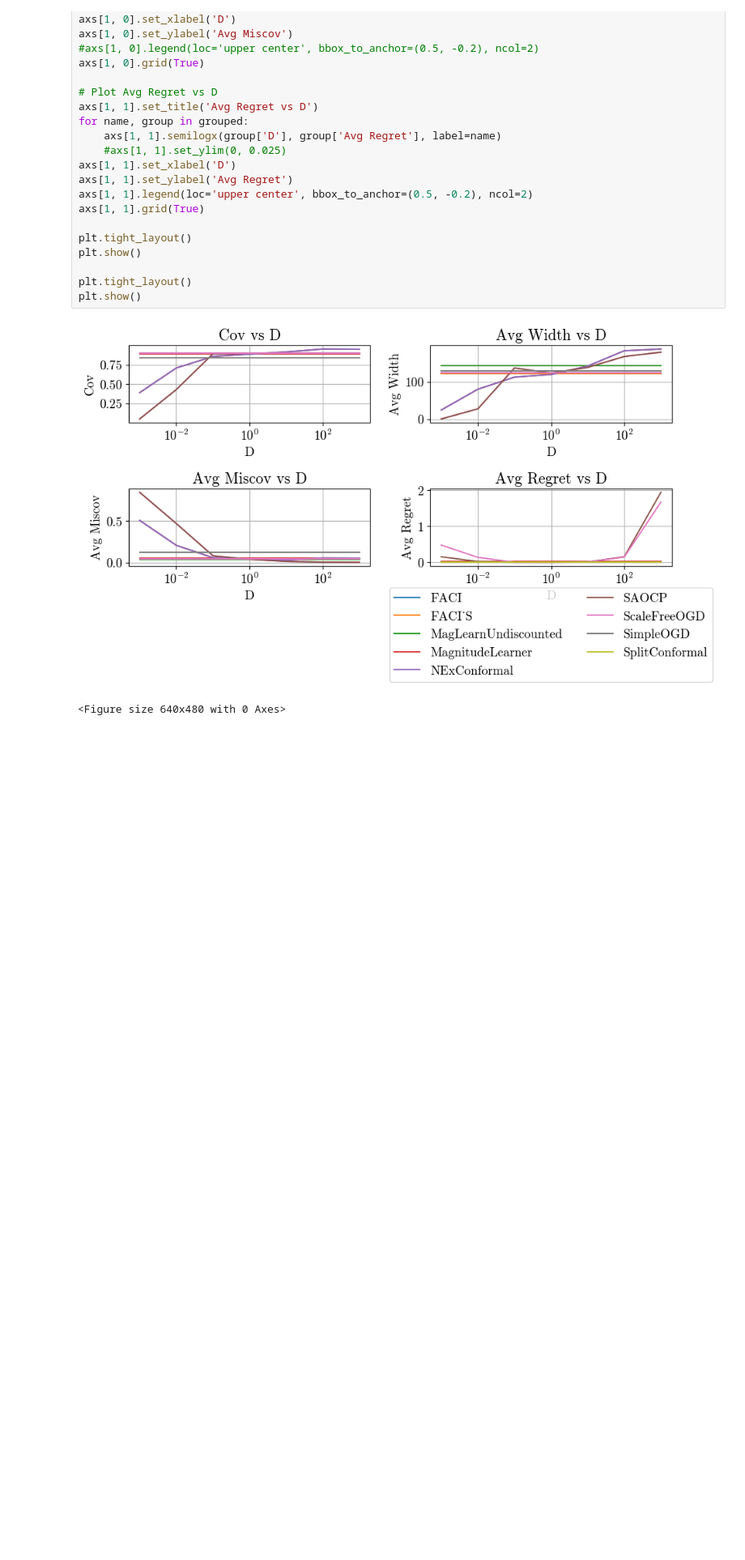
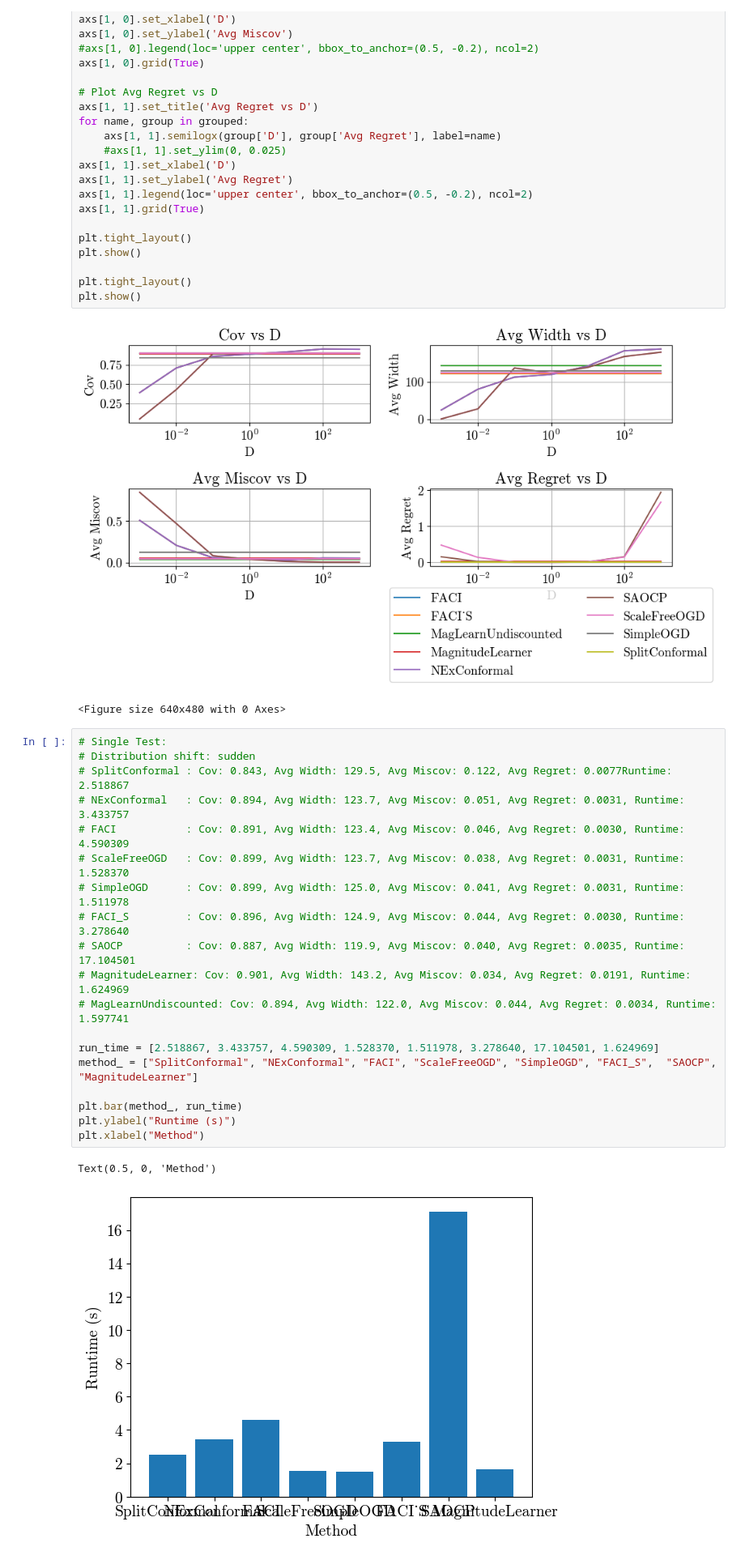
Before and after one commit to ComputationalRobotics/discounted-adaptive, a Jupyter notebook: figures/visualize.ipynb, the cells around one changed output. Shown at 81% size. Saved outputs shown, nothing was run; the diff lists cells and outputs as text; blank space fills up the shorter version.

```diff
--- a/figures/visualize.ipynb
+++ b/figures/visualize.ipynb
@@ -87,3 +87,25 @@ plt.show()
 # %% [output]
 [figure]
 <Figure size 640x480 with 0 Axes>
+# %%
+# Single Test:
+# Distribution shift: sudden
+# SplitConformal : Cov: 0.843, Avg Width: 129.5, Avg Miscov: 0.122, Avg Regret: 0.0077Runtime: 2.518867
+# NExConformal   : Cov: 0.894, Avg Width: 123.7, Avg Miscov: 0.051, Avg Regret: 0.0031, Runtime: 3.433757
+# FACI           : Cov: 0.891, Avg Width: 123.4, Avg Miscov: 0.046, Avg Regret: 0.0030, Runtime: 4.590309
+# ScaleFreeOGD   : Cov: 0.899, Avg Width: 123.7, Avg Miscov: 0.038, Avg Regret: 0.0031, Runtime: 1.528370
+# SimpleOGD      : Cov: 0.899, Avg Width: 125.0, Avg Miscov: 0.041, Avg Regret: 0.0031, Runtime: 1.511978
+# FACI_S         : Cov: 0.896, Avg Width: 124.9, Avg Miscov: 0.044, Avg Regret: 0.0030, Runtime: 3.278640
+# SAOCP          : Cov: 0.887, Avg Width: 119.9, Avg Miscov: 0.040, Avg Regret: 0.0035, Runtime: 17.104501
+# MagnitudeLearner: Cov: 0.901, Avg Width: 143.2, Avg Miscov: 0.034, Avg Regret: 0.0191, Runtime: 1.624969
+# MagLearnUndiscounted: Cov: 0.894, Avg Width: 122.0, Avg Miscov: 0.044, Avg Regret: 0.0034, Runtime: 1.597741
+
+run_time = [2.518867, 3.433757, 4.590309, 1.528370, 1.511978, 3.278640, 17.104501, 1.624969]
+method_ = ["SplitConformal", "NExConformal", "FACI", "ScaleFreeOGD", "SimpleOGD", "FACI_S",  "SAOCP", "MagnitudeLearner"]
+
+plt.bar(method_, run_time)
+plt.ylabel("Runtime (s)")
+plt.xlabel("Method")
+# %% [output]
+Text(0.5, 0, 'Method')
+[figure, added]
```
Also changed, not shown: 6 other files.
